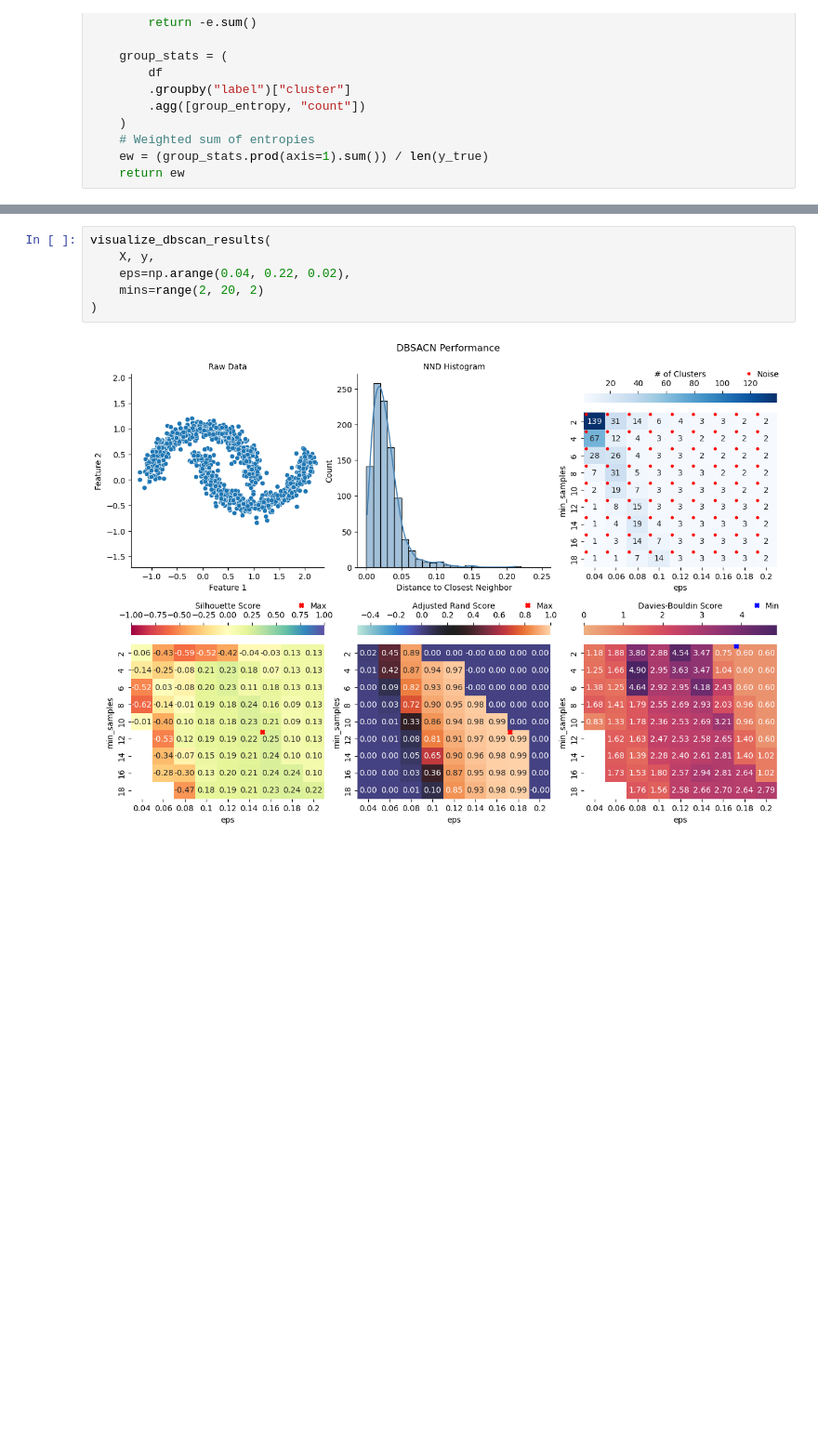
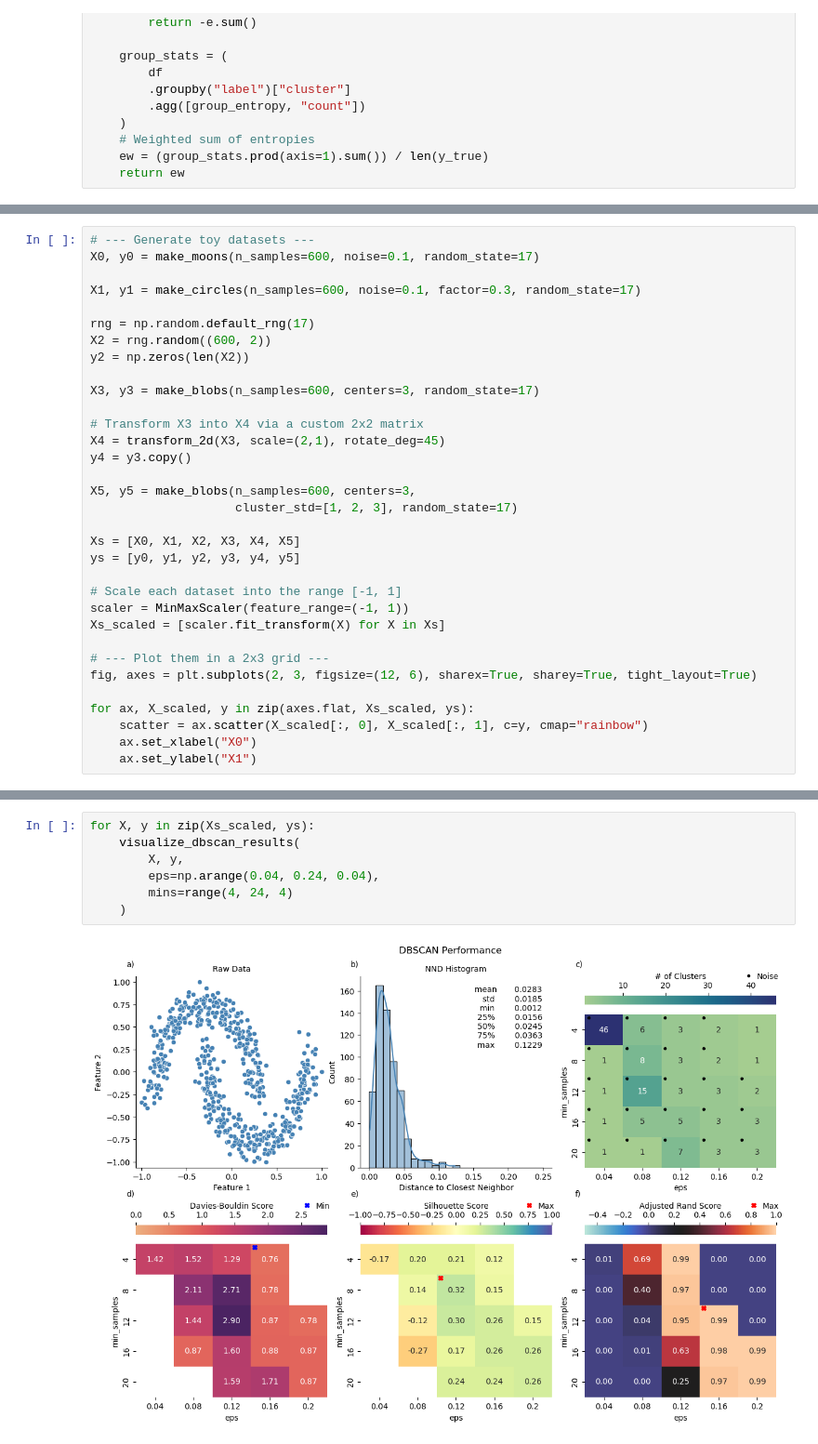
Before and after one commit to semyonbok/ds_etudes, a Jupyter notebook: notebooks/dbscan.ipynb, the cells around one changed output, grey strips where cells are left out. Shown at 93% size. Drawn from its saved outputs; the diff is of its cells as text; blank space fills up the shorter version.

Commit message:
improved dbsan notebook with Davies-Bouldin scores and exploration of 6 datasets.

```diff
--- a/notebooks/dbscan.ipynb
+++ b/notebooks/dbscan.ipynb
@@ -251,0 +246,33 @@ X, y = make_moons(n_samples=1000, noise=0.1, random_state=17)
+# %%
+# --- Generate toy datasets ---
+X0, y0 = make_moons(n_samples=600, noise=0.1, random_state=17)
+
+X1, y1 = make_circles(n_samples=600, noise=0.1, factor=0.3, random_state=17)
+
+rng = np.random.default_rng(17)
+X2 = rng.random((600, 2))
+y2 = np.zeros(len(X2))
+
+X3, y3 = make_blobs(n_samples=600, centers=3, random_state=17)
+
+# Transform X3 into X4 via a custom 2x2 matrix
+X4 = transform_2d(X3, scale=(2,1), rotate_deg=45)
+y4 = y3.copy()
+
+X5, y5 = make_blobs(n_samples=600, centers=3,
+                    cluster_std=[1, 2, 3], random_state=17)
+
+Xs = [X0, X1, X2, X3, X4, X5]
+ys = [y0, y1, y2, y3, y4, y5]
+
+# Scale each dataset into the range [-1, 1]
+scaler = MinMaxScaler(feature_range=(-1, 1))
+Xs_scaled = [scaler.fit_transform(X) for X in Xs]
+
+# --- Plot them in a 2x3 grid ---
+fig, axes = plt.subplots(2, 3, figsize=(12, 6), sharex=True, sharey=True, tight_layout=True)
+
+for ax, X_scaled, y in zip(axes.flat, Xs_scaled, ys):
+    scatter = ax.scatter(X_scaled[:, 0], X_scaled[:, 1], c=y, cmap="rainbow")
+    ax.set_xlabel("X0")
+    ax.set_ylabel("X1")
@@ -252,8 +281,9 @@ X, y = make_moons(n_samples=1000, noise=0.1, random_state=17)
 # %%
-visualize_dbscan_results(
-    X, y,
-    eps=np.arange(0.04, 0.22, 0.02),
-    mins=range(2, 20, 2)
-)
+for X, y in zip(Xs_scaled, ys):
+    visualize_dbscan_results(
+        X, y,
+        eps=np.arange(0.04, 0.24, 0.04),
+        mins=range(4, 24, 4)
+    )
 # %% [output]
-[figure, old version]
+[figure, new version]
```
Also changed, not shown: parts of 8 cells of this notebook.
